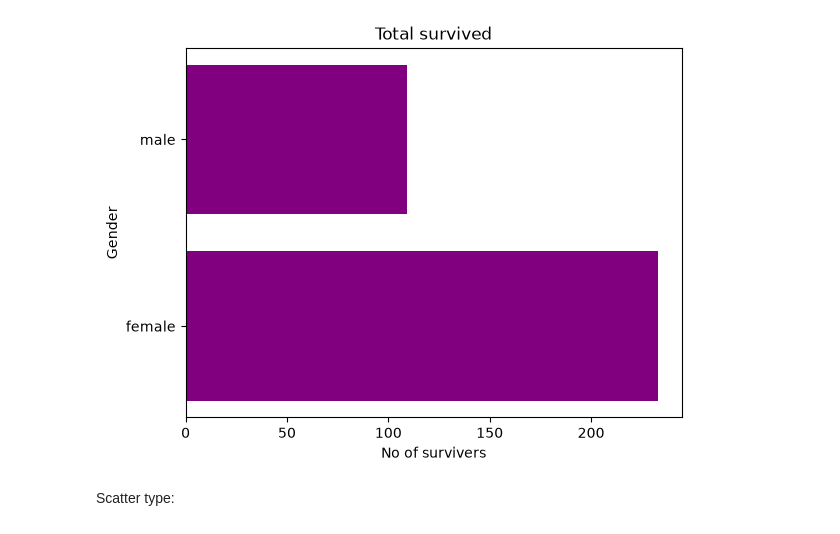
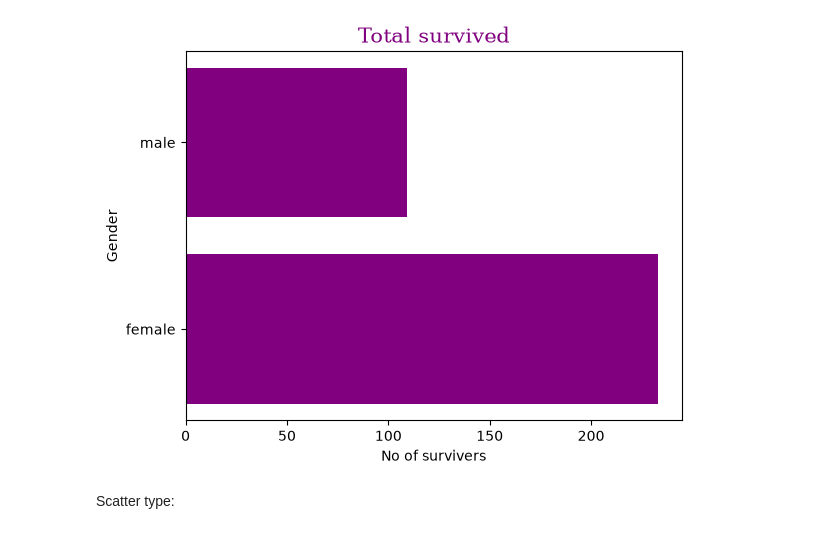
Before and after one commit to mahoorzehra/Python-Libraries, a Jupyter notebook: Matplotlip/4_advancedgraphs.ipynb, the cells around one changed output. Cells and saved outputs as stored; diff of their text form; code cells hidden in the pictures.

```diff
--- a/Matplotlip/4_advancedgraphs.ipynb
+++ b/Matplotlip/4_advancedgraphs.ipynb
@@ -6,13 +6,15 @@ import pandas as pd
 d1 = pd.read_csv(r"C:\Users\Mahoor Zehra\OneDrive\Desktop\train.csv")
 # %%
 gender = d1.groupby('Sex')['Survived'].sum()
+font1 = {'family':'serif','color':'purple','size':15}
+
 plt.barh(gender.index, gender.values, color = 'purple')
 plt.xlabel('No of survivers')
 plt.ylabel('Gender')
-plt.title('Total survived')
+plt.title('Total survived', fontdict = font1)
 plt.show()
 # %% [output]
-[figure, old version]
+[figure, new version]
 # %% [markdown]
 Scatter type:
 # %%
```
Also changed, not shown: parts of 2 cells of this notebook.
